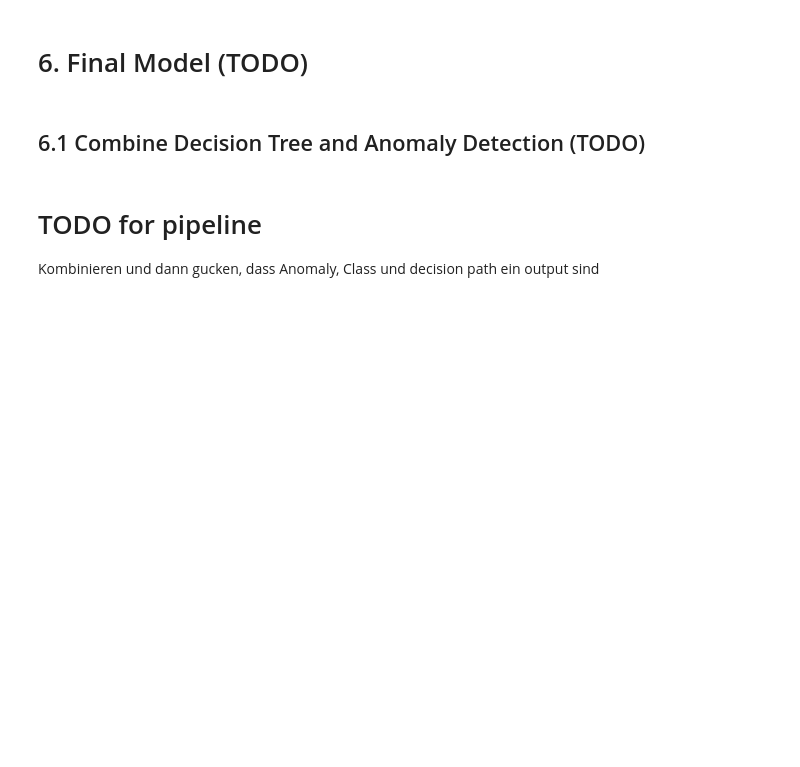
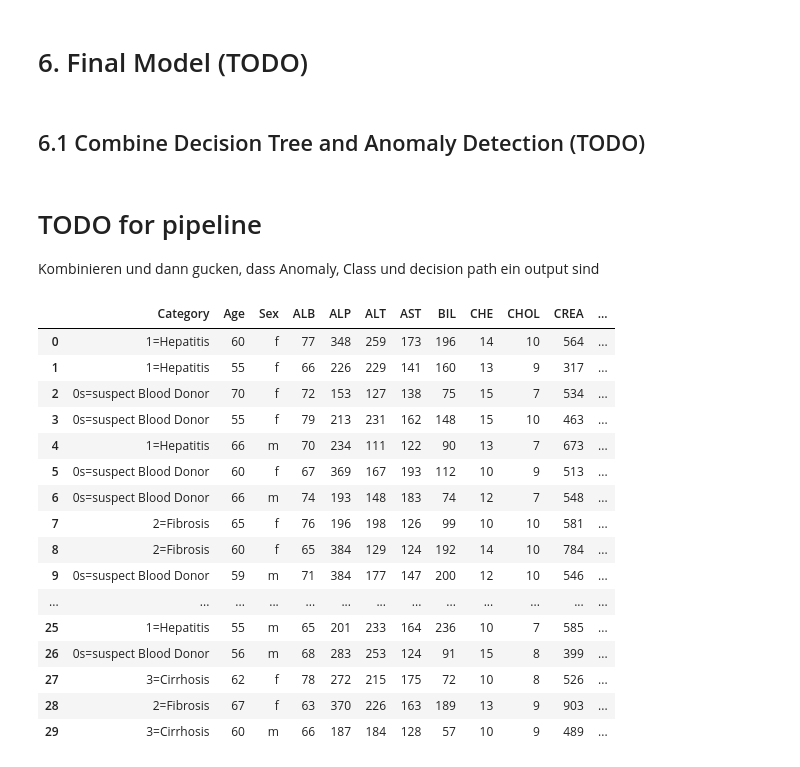
Before and after one commit to MarcoAigner/Machine-Learning-Practical, a Jupyter notebook: project_3/phase_3.ipynb, the cells around one changed output. Saved outputs shown, nothing was run; the diff lists cells and outputs as text; code cells hidden in the pictures; blank space fills up the shorter version.

Commit message:
add generate_anomalies()-function

```diff
--- a/project_3/phase_3.ipynb
+++ b/project_3/phase_3.ipynb
@@ -409,3 +409,24 @@ TypeError: All estimators should implement fit and transform. 'Pipeline(steps=[(
 # %% [markdown]
 # TODO for pipeline
 Kombinieren und dann gucken, dass Anomaly, Class und decision path ein output sind
+# %%
+anomalies = generate_anomalies(30)
+anomalies
+# %% [output]
+|  | Category | Age | Sex | ALB | ALP | ALT | AST | BIL | CHE | CHOL | CREA | ... |
+| 0 | 1=Hepatitis | 60 | f | 77 | 348 | 259 | 173 | 196 | 14 | 10 | 564 | ... |
+| 1 | 1=Hepatitis | 55 | f | 66 | 226 | 229 | 141 | 160 | 13 | 9 | 317 | ... |
+| 2 | 0s=suspect Blood Donor | 70 | f | 72 | 153 | 127 | 138 | 75 | 15 | 7 | 534 | ... |
+| 3 | 0s=suspect Blood Donor | 55 | f | 79 | 213 | 231 | 162 | 148 | 15 | 10 | 463 | ... |
+| 4 | 1=Hepatitis | 66 | m | 70 | 234 | 111 | 122 | 90 | 13 | 7 | 673 | ... |
+| 5 | 0s=suspect Blood Donor | 60 | f | 67 | 369 | 167 | 193 | 112 | 10 | 9 | 513 | ... |
+| 6 | 0s=suspect Blood Donor | 66 | m | 74 | 193 | 148 | 183 | 74 | 12 | 7 | 548 | ... |
+| 7 | 2=Fibrosis | 65 | f | 76 | 196 | 198 | 126 | 99 | 10 | 10 | 581 | ... |
+| 8 | 2=Fibrosis | 60 | f | 65 | 384 | 129 | 124 | 192 | 14 | 10 | 784 | ... |
+| 9 | 0s=suspect Blood Donor | 59 | m | 71 | 384 | 177 | 147 | 200 | 12 | 10 | 546 | ... |
+| ... | ... | ... | ... | ... | ... | ... | ... | ... | ... | ... | ... | ... |
+| 25 | 1=Hepatitis | 55 | m | 65 | 201 | 233 | 164 | 236 | 10 | 7 | 585 | ... |
+| 26 | 0s=suspect Blood Donor | 56 | m | 68 | 283 | 253 | 124 | 91 | 15 | 8 | 399 | ... |
+| 27 | 3=Cirrhosis | 62 | f | 78 | 272 | 215 | 175 | 72 | 10 | 8 | 526 | ... |
+| 28 | 2=Fibrosis | 67 | f | 63 | 370 | 226 | 163 | 189 | 13 | 9 | 903 | ... |
+| 29 | 3=Cirrhosis | 60 | m | 66 | 187 | 184 | 128 | 57 | 10 | 9 | 489 | ... |
```
Also changed, not shown: parts of 1 cell of this notebook, 1 other file.
